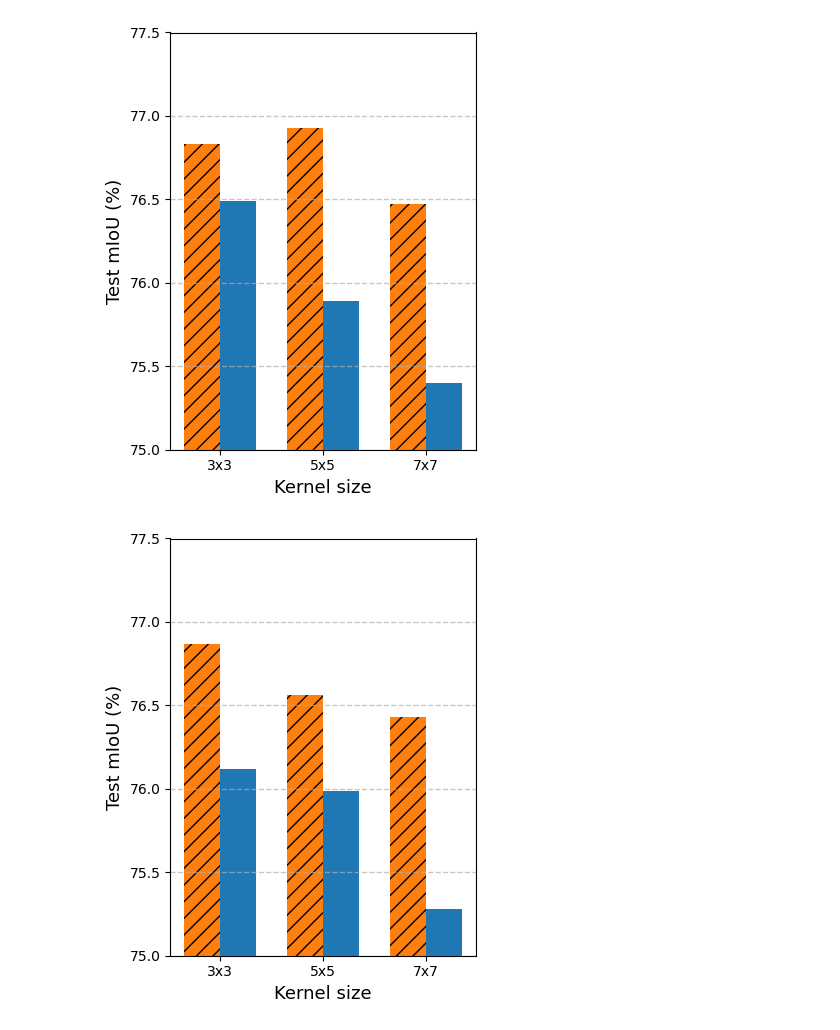
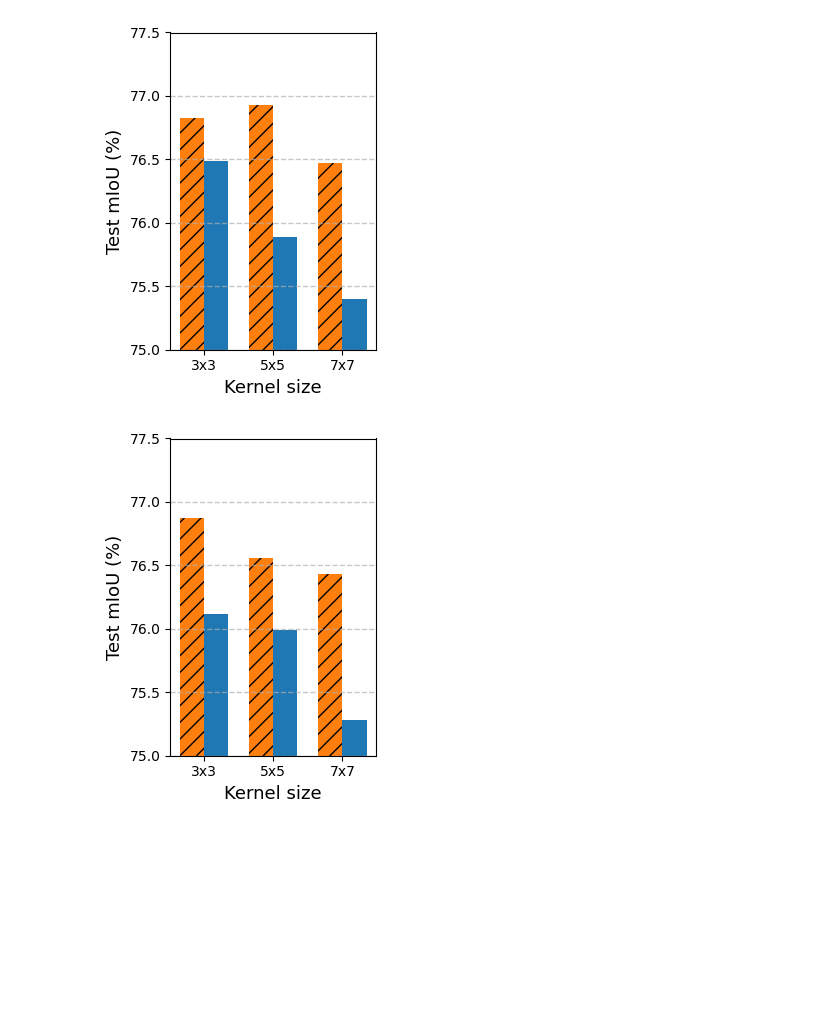
Before and after one commit to unique-chan/NMask, a Jupyter notebook: visualization/Fig5.ipynb, the cells around one changed output. Cells and saved outputs as stored; diff of their text form; code cells hidden in the pictures; blank space fills up the shorter version.

```diff
--- a/visualization/Fig5.ipynb
+++ b/visualization/Fig5.ipynb
@@ -99,7 +99,7 @@ nmask =    [68.66, 68.26, 67.69]
 x = np.arange(len(alphas))
 width = 0.35
 
-plt.figure(figsize=(4, 5))
+plt.figure(figsize=(3, 4))
 ax = plt.gca()
 
 # Bars
@@ -113,7 +113,7 @@ bars2 = ax.bar(x + width/2, baseline, width,
                color='#1f77b4')
 
 # Axis formatting
-ax.set_xlabel(r'Elastic deformation strength ($\alpha$)', fontsize=13)
+ax.set_xlabel(r'Deformation strength ($\alpha$)', fontsize=13)
 ax.set_ylabel('Test mIoU (%)', fontsize=13)
 
 ax.set_xticks(x)
@@ -149,7 +149,7 @@ closing_base = [76.12, 75.99, 75.28]   # D->E (Closing)
 closing_nmask = [76.87, 76.56, 76.43]
 
 def plot_one(y_base, y_nmask, xlabel, save_name, ylim=None):
-    plt.figure(figsize=(4, 5))
+    plt.figure(figsize=(3, 4))
     ax = plt.gca()
 
     ax.bar(x + width/2, y_base, width,
@@ -161,32 +161,32 @@ def plot_one(y_base, y_nmask, xlabel, save_name, ylim=None):
            color='#ff7f0e',
            hatch='//')
 
     ax.set_xlabel(xlabel, fontsize=13)
     ax.set_ylabel('Test mIoU (%)', fontsize=13)
     ax.set_xticks(x)
     ax.set_xticklabels(kernels)
 
     if ylim is not None:
         ax.set_ylim(*ylim)
 
     ax.grid(axis='y', linestyle='--', linewidth=1, alpha=0.7)
     #ax.legend(fontsize=12)
 
     plt.tight_layout()
     plt.savefig(save_name, format="svg", bbox_inches="tight")
     plt.show()
 
 # Opening plot
 plot_one(opening_base, opening_nmask,
          xlabel='Kernel size',
          save_name='Fig5-3-vaihingen-opening.svg',
          ylim=(75, 77.5))
 
 # Closing plot
 plot_one(closing_base, closing_nmask,
          xlabel='Kernel size',
          save_name='Fig5-3-vaihingen-closing.svg',
          ylim=(75, 77.5))
 # %% [output]
-[figure, old version]
+[figure, new version]
-[figure, old version]
+[figure, new version]
```
Also changed, not shown: parts of 3 cells of this notebook.
